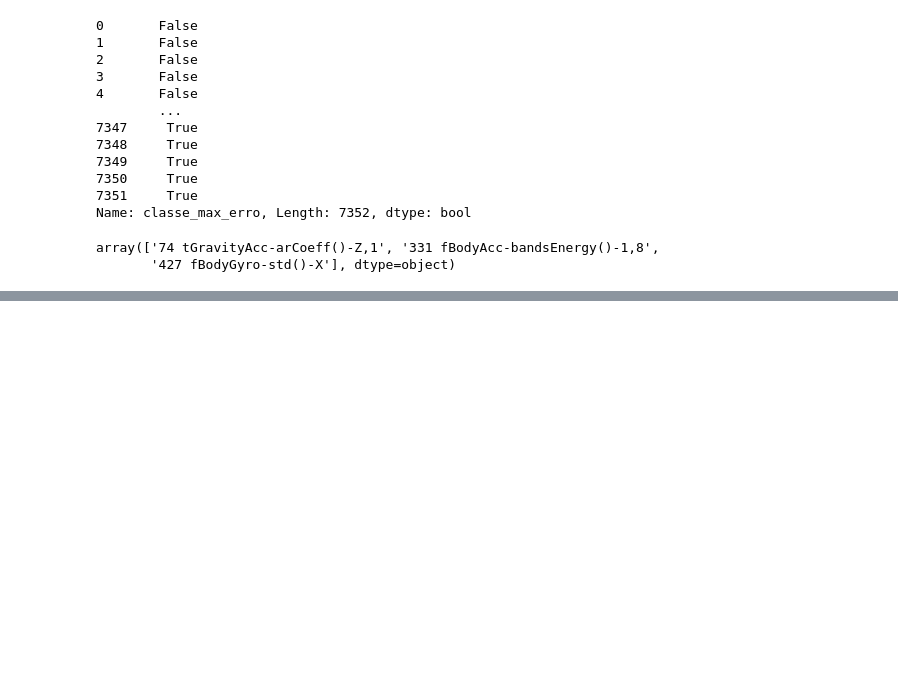
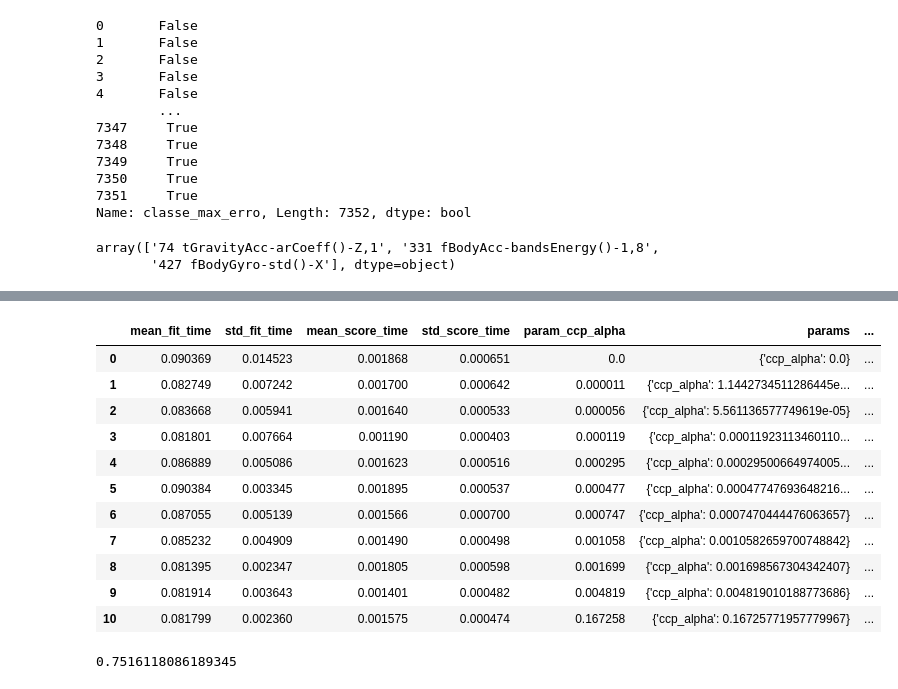
Before and after one commit to heberrossi/Curso_CientistaDeDados_EBAC_Exercicios, a Jupyter notebook: MÓD 17 - Árvores II (Parte II árvore de classificação)/EXERCÍCIO 3/mod17_Arvores_II-Tarefa_3.ipynb, the cells around one changed output, grey strips where cells are left out. Drawn from its saved outputs; the diff is of its cells as text; code cells hidden in the pictures; blank space fills up the shorter version.

```diff
--- a/MÓD 17 - Árvores II (Parte II árvore de classificação)/EXERCÍCIO 3/mod17_Arvores_II-Tarefa_3.ipynb
+++ b/MÓD 17 - Árvores II (Parte II árvore de classificação)/EXERCÍCIO 3/mod17_Arvores_II-Tarefa_3.ipynb
@@ -290,7 +290,7 @@ grid_2 = GridSearchCV(estimator=clf_2,
                     cv=10,
                     verbose=1)
 
-grid_2.fit(X_train, y_train)
+grid_2.fit(X_train_1, y_train)
 
 
 resultados_2 = pd.DataFrame(grid_2.cv_results_)
@@ -300,8 +302,22 @@ Fitting 10 folds for each of 11 candidates, totalling 110 fits
+|  | mean_fit_time | std_fit_time | mean_score_time | std_score_time | param_ccp_alpha | params | ... |
+| 0 | 0.090369 | 0.014523 | 0.001868 | 0.000651 | 0.0 | {'ccp_alpha': 0.0} | ... |
+| 1 | 0.082749 | 0.007242 | 0.001700 | 0.000642 | 0.000011 | {'ccp_alpha': 1.1442734511286445e... | ... |
+| 2 | 0.083668 | 0.005941 | 0.001640 | 0.000533 | 0.000056 | {'ccp_alpha': 5.561136577749619e-05} | ... |
+| 3 | 0.081801 | 0.007664 | 0.001190 | 0.000403 | 0.000119 | {'ccp_alpha': 0.00011923113460110... | ... |
+| 4 | 0.086889 | 0.005086 | 0.001623 | 0.000516 | 0.000295 | {'ccp_alpha': 0.00029500664974005... | ... |
+| 5 | 0.090384 | 0.003345 | 0.001895 | 0.000537 | 0.000477 | {'ccp_alpha': 0.00047747693648216... | ... |
+| 6 | 0.087055 | 0.005139 | 0.001566 | 0.000700 | 0.000747 | {'ccp_alpha': 0.0007470444476063657} | ... |
+| 7 | 0.085232 | 0.004909 | 0.001490 | 0.000498 | 0.001058 | {'ccp_alpha': 0.0010582659700748842} | ... |
+| 8 | 0.081395 | 0.002347 | 0.001805 | 0.000598 | 0.001699 | {'ccp_alpha': 0.001698567304342407} | ... |
+| 9 | 0.081914 | 0.003643 | 0.001401 | 0.000482 | 0.004819 | {'ccp_alpha': 0.004819010188773686} | ... |
+| 10 | 0.081799 | 0.002360 | 0.001575 | 0.000474 | 0.167258 | {'ccp_alpha': 0.16725771957779967} | ... |
 # %%
 melhor_ccp_2 = resultados_2.iloc[grid_2.best_index_,4]
 
 clf_2 = DecisionTreeClassifier(random_state=42, ccp_alpha=melhor_ccp_2).fit(X_train_1, y_train)
 clf_2.score(X_test_1, y_test)
+# %% [output]
+0.7516118086189345
 # %%
 ConfusionMatrixDisplay.from_estimator(estimator=clf_2,
                                       X=X_test_1,
```
Also changed, not shown: parts of 4 cells of this notebook.
